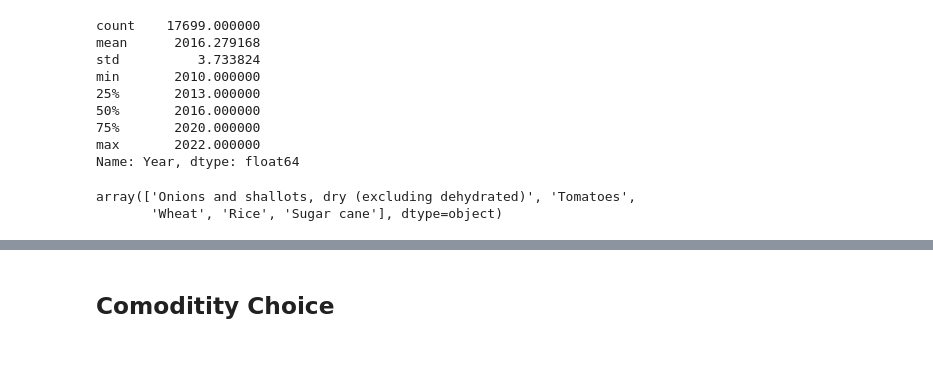
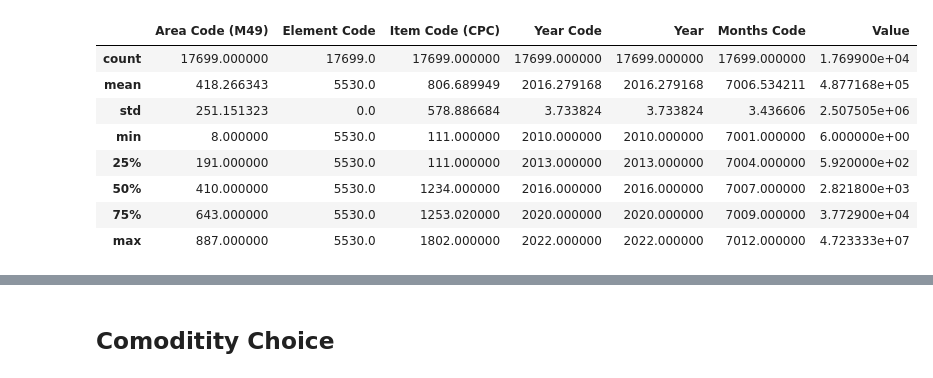
Before and after one commit to devbilalkhan/fao-project, a Jupyter notebook: fao_stat.ipynb, the cells around one changed output, grey strips where cells are left out. Cells and saved outputs as stored; diff of their text form; code cells hidden in the pictures.

```diff
--- a/fao_stat.ipynb
+++ b/fao_stat.ipynb
@@ -25,19 +25,14 @@ prices.head()
 | 3 | PP | Producer Prices | 8 | Albania | 5530 | Producer Price (LCU/tonne) | 1253.02 | Onions and shallots, dry (excludi... | ... |
 | 4 | PP | Producer Prices | 8 | Albania | 5530 | Producer Price (LCU/tonne) | 1253.02 | Onions and shallots, dry (excludi... | ... |
 # %%
-prices.Year.describe()
+prices.describe()
 # %% [output]
-count    17699.000000
-mean      2016.279168
-std          3.733824
-min       2010.000000
-25%       2013.000000
-50%       2016.000000
-75%       2020.000000
-max       2022.000000
-Name: Year, dtype: float64
+|  | Area Code (M49) | Element Code | Item Code (CPC) | Year Code | Year | Months Code | Value |
+| count | 17699.000000 | 17699.0 | 17699.000000 | 17699.000000 | 17699.000000 | 17699.000000 | 1.769900e+04 |
+| mean | 418.266343 | 5530.0 | 806.689949 | 2016.279168 | 2016.279168 | 7006.534211 | 4.877168e+05 |
+| std | 251.151323 | 0.0 | 578.886684 | 3.733824 | 3.733824 | 3.436606 | 2.507505e+06 |
+| min | 8.000000 | 5530.0 | 111.000000 | 2010.000000 | 2010.000000 | 7001.000000 | 6.000000e+00 |
+| 25% | 191.000000 | 5530.0 | 111.000000 | 2013.000000 | 2013.000000 | 7004.000000 | 5.920000e+02 |
+| 50% | 410.000000 | 5530.0 | 1234.000000 | 2016.000000 | 2016.000000 | 7007.000000 | 2.821800e+03 |
+| 75% | 643.000000 | 5530.0 | 1253.020000 | 2020.000000 | 2020.000000 | 7009.000000 | 3.772900e+04 |
+| max | 887.000000 | 5530.0 | 1802.000000 | 2022.000000 | 2022.000000 | 7012.000000 | 4.723333e+07 |
-# %%
-prices.Item.unique()
-# %% [output]
-array(['Onions and shallots, dry (excluding dehydrated)', 'Tomatoes',
-       'Wheat', 'Rice', 'Sugar cane'], dtype=object)
```
Also changed, not shown: parts of 22 cells of this notebook.
